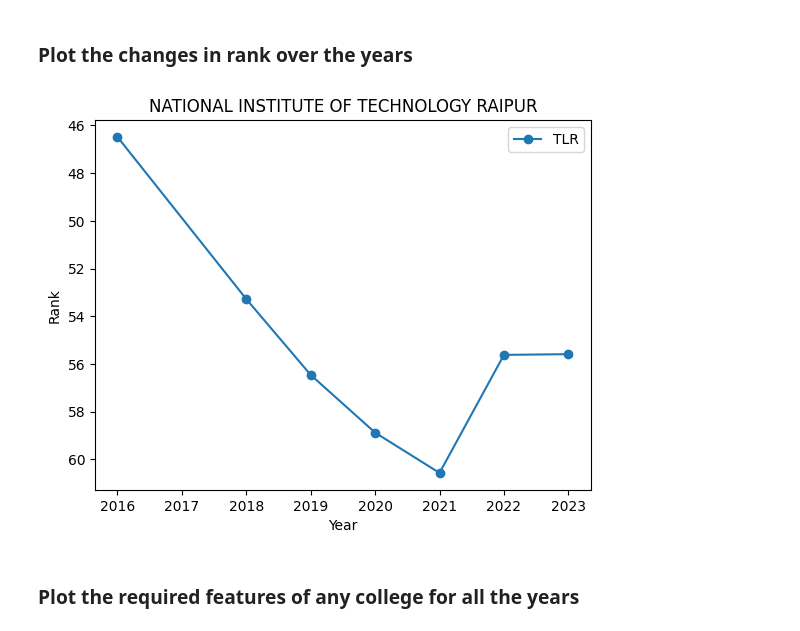
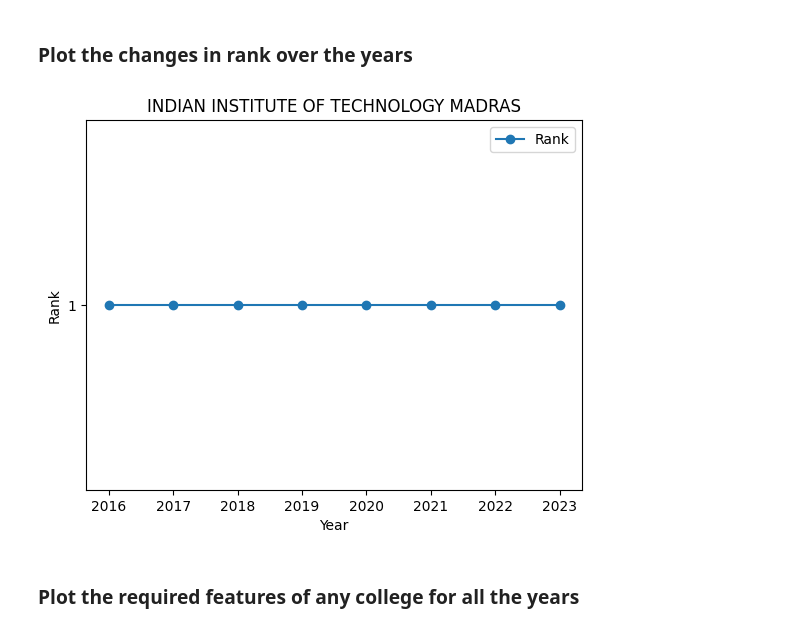
Before and after one commit to gracious7/NIRF-CU-70, a Jupyter notebook: nirf_backend/main/data/graphs.ipynb, the cells around one changed output. Saved outputs shown, nothing was run; the diff lists cells and outputs as text; code cells hidden in the pictures.

```diff
--- a/nirf_backend/main/data/graphs.ipynb
+++ b/nirf_backend/main/data/graphs.ipynb
@@ -108,8 +108,8 @@ plt.show()
 ### Plot the changes in rank over the years
 # %%
 years = [2016, 2017, 2018, 2019, 2020, 2021, 2022, 2023]
-college = "National Institute Of Technology, Raipur"
-type_required = ['TLR']
+college = "Indian Institute of Technology, Madras"
+type_required = ['Rank']
 data = {type: [] for type in type_required}
 
 for y in years:
@@ -117,39 +117,34 @@ for y in years:
   df['Name'] = df['Name'].str.upper()
   df['Name'] = df['Name'].str.replace(",", "")
   college = college.upper()
   college = college.replace(",", "")
   df = df[df['Name'] == college].to_dict(orient='records')
   flag = 0
   if len(df) == 0:
     flag = 1
 
   if not flag:
     df = df[0]
 
   for type in type_required:
     if not flag:
       data[type].append(df[type])
     else:
       data[type].append(0)
 
-# for type in data.keys():
-#     non_zero_years = [year for year, rank in zip(years, data[type]) if rank != 0]
-#     non_zero_ranks = [rank for rank in data[type] if rank != 0]
-#     plt.scatter(non_zero_years, non_zero_ranks, label=type)
-
 for type in data.keys():
     non_zero_years = [year for year, rank in zip(years, data[type]) if rank != 0]
     non_zero_ranks = [rank for rank in data[type] if rank != 0]
     plt.plot(non_zero_years, non_zero_ranks, marker='o', label=type)
 
 plt.gca().invert_yaxis()
 plt.title(college)
 plt.ylabel("Rank")
 plt.xlabel("Year")
 plt.legend()
 plt.show()
 # %% [output]
-[figure, old version]
+[figure, new version]
 # %% [markdown]
 ### Plot the required features of any college for all the years
 # %%
```
Also changed, not shown: 7 other files.
